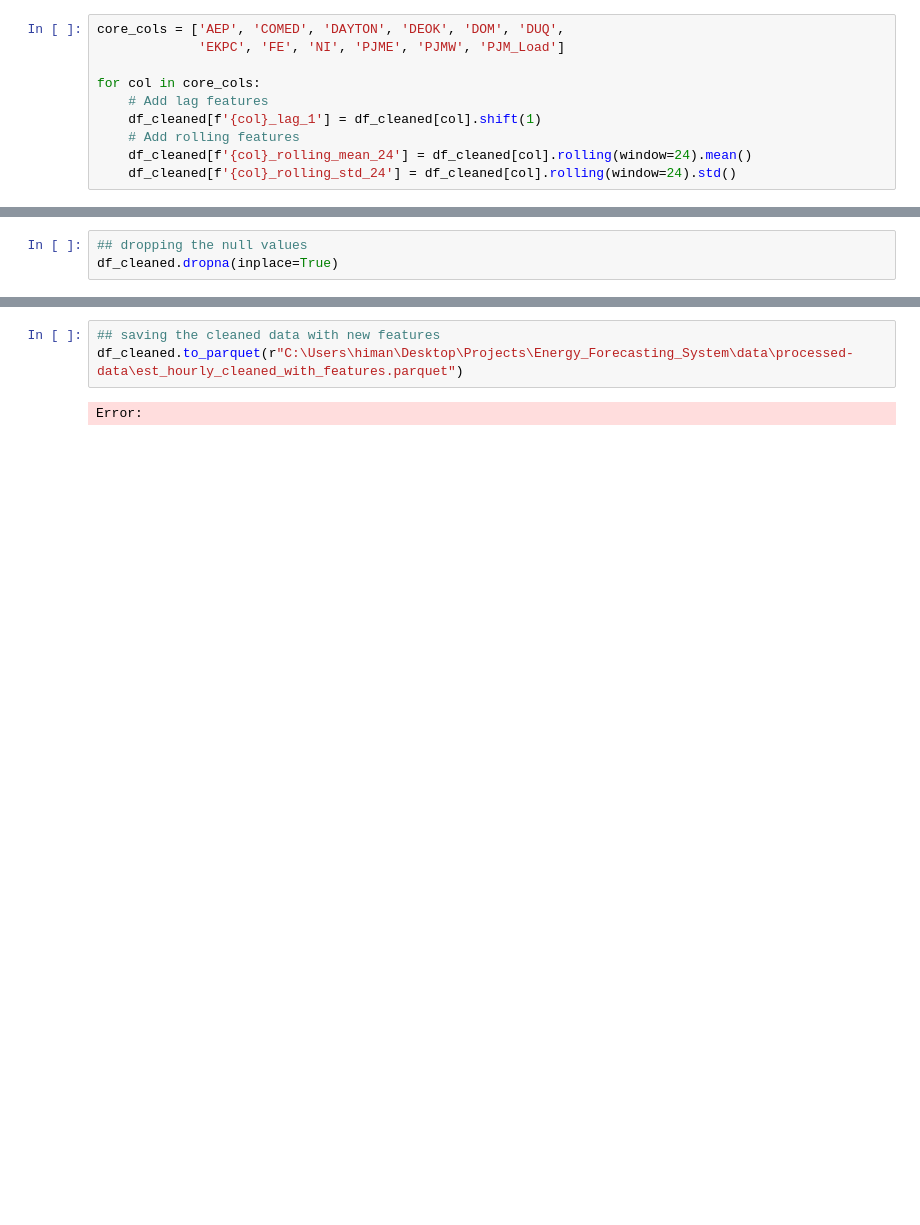
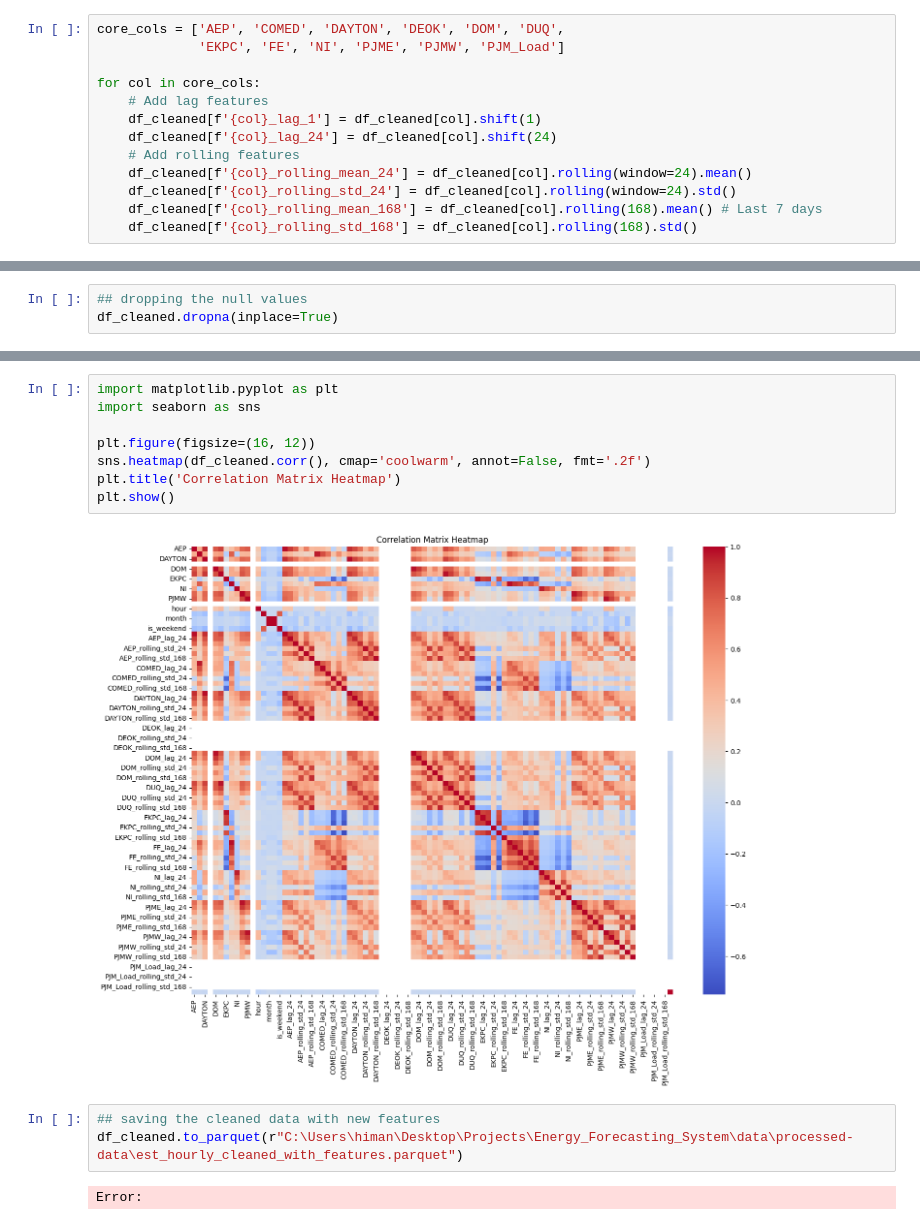
Before and after one commit to Himanshu-2678/Energy-Consumption-Forecasting, a Jupyter notebook: notebooks/3-feature_engineering.ipynb, the cells around one changed output, grey strips where cells are left out. Cells and saved outputs as stored; diff of their text form; blank space fills up the shorter version.

```diff
--- a/notebooks/3-feature_engineering.ipynb
+++ b/notebooks/3-feature_engineering.ipynb
@@ -50,9 +62,12 @@ core_cols = ['AEP', 'COMED', 'DAYTON', 'DEOK', 'DOM', 'DUQ',
 for col in core_cols:
     # Add lag features
     df_cleaned[f'{col}_lag_1'] = df_cleaned[col].shift(1)
+    df_cleaned[f'{col}_lag_24'] = df_cleaned[col].shift(24)
     # Add rolling features
     df_cleaned[f'{col}_rolling_mean_24'] = df_cleaned[col].rolling(window=24).mean()
     df_cleaned[f'{col}_rolling_std_24'] = df_cleaned[col].rolling(window=24).std()
+    df_cleaned[f'{col}_rolling_mean_168'] = df_cleaned[col].rolling(168).mean() # Last 7 days
+    df_cleaned[f'{col}_rolling_std_168'] = df_cleaned[col].rolling(168).std()
 # %% [markdown]
 ##### Holiday Indicators
 This feature allows the model to distinguish between regular and holiday days, improving its ability to capture sudden shifts in demand and enhancing forecast accuracy.
@@ -94,3 +131,13 @@ df_cleaned.dropna(inplace=True)
+# %%
+import matplotlib.pyplot as plt
+import seaborn as sns
+
+plt.figure(figsize=(16, 12))
+sns.heatmap(df_cleaned.corr(), cmap='coolwarm', annot=False, fmt='.2f')
+plt.title('Correlation Matrix Heatmap')
+plt.show()
+# %% [output]
+[figure, added]
 # %%
 ## saving the cleaned data with new features
 df_cleaned.to_parquet(r"C:\Users\himan\Desktop\Projects\Energy_Forecasting_System\data\processed-data\est_hourly_cleaned_with_features.parquet")
```
Also changed, not shown: parts of 7 cells of this notebook, 3 other files.
